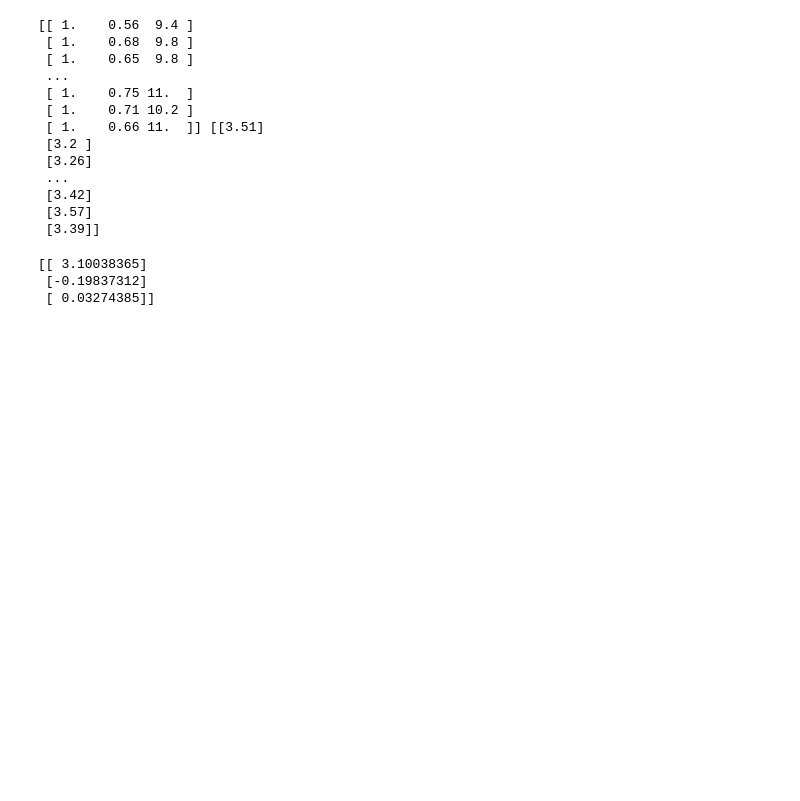
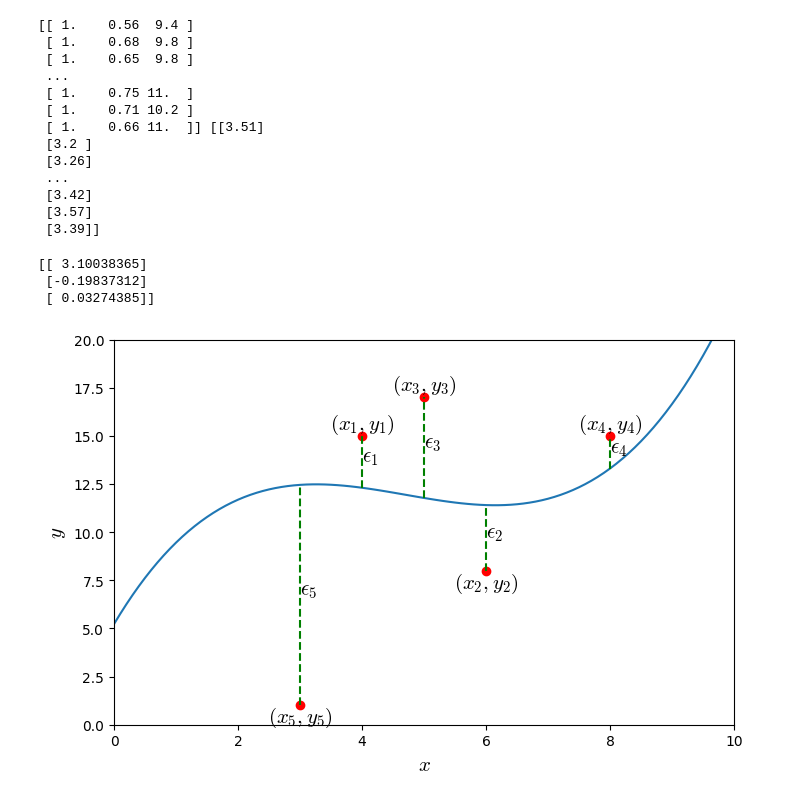
Before and after one commit to aice-ice/Senior-project, a Jupyter notebook: test.ipynb, the cells around one changed output. Cells and saved outputs as stored; diff of their text form; code cells hidden in the pictures; blank space fills up the shorter version.

```diff
--- a/test.ipynb
+++ b/test.ipynb
@@ -346,38 +346,38 @@ print(w)
  [-0.19837312]
  [ 0.03274385]]
 # %%
-multi
-
 data = np.array([[4, 15], [6, 8], [5, 17], [8, 15], [3, 1]])
 
 #ここでパラメータを変更
 w0 = 5.23
 w1 = 5.41
 w2 = -1.27
 w3 = 0.09
 
 
 x = np.arange(0, 10, 0.1)
 y = w0 + w1 * x + w2 * x**2 + w3 * x**3
 
 fig = plt.figure(figsize=(8, 5))
 ax = fig.add_subplot(111)
 
 plt.rcParams['mathtext.fontset'] = 'cm'
 
 ax.plot(x, y)
 ax.scatter(data[:, 0], data[:, 1], color='red')
 for i, x in enumerate(data[:, 0]):
     y_hat = w0 + w1 * x + w2 * x**2 + w3 * x**3
     if max(y_hat, data[i, 1]) == data[i, 1]:
         ax.text(data[i, 0], data[i, 1], f'$(x_{i+1}, y_{i+1})$', ha='center', va='bottom', size=15)
     else:
         ax.text(data[i, 0], data[i, 1], f'$(x_{i+1}, y_{i+1})$', ha='center', va='top', size=15)
     ax.vlines([x], ymin=min(y_hat, data[i, 1]), ymax=max(y_hat, data[i, 1]), color='green', linestyles='dashed')
     ax.text(data[i, 0], (data[i, 1] + y_hat) / 2, f'$\epsilon_{i+1}$', ha='left', size=15)
 
 ax.set_xlim(0, 10)
 ax.set_ylim(0, 20)
 ax.set_xlabel(r'$x$', fontsize=15)
 ax.set_ylabel(r'$y$', fontsize=15)
 plt.show()
+# %% [output]
+[figure, added]
```
Also changed, not shown: 2 other files.
